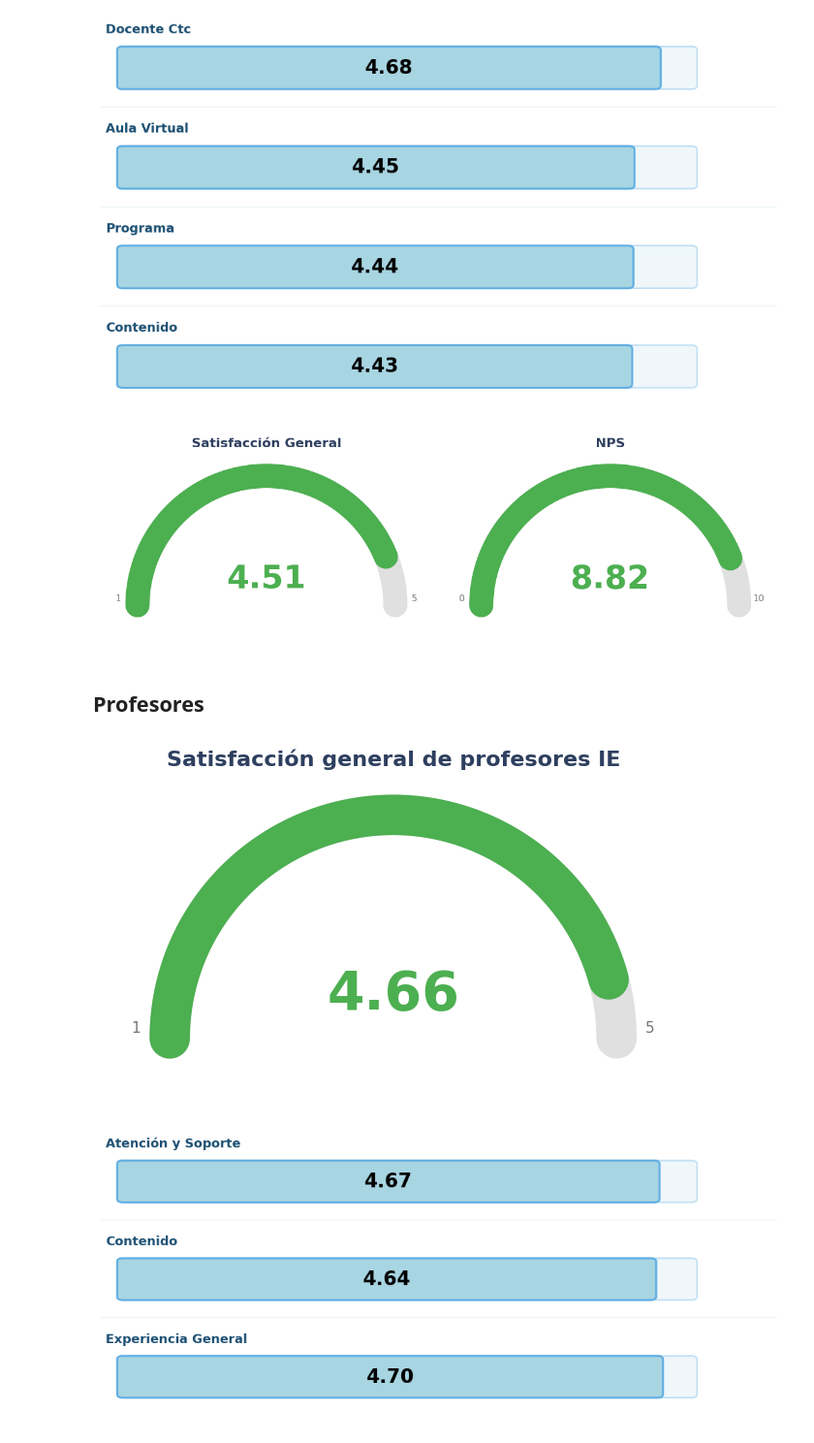
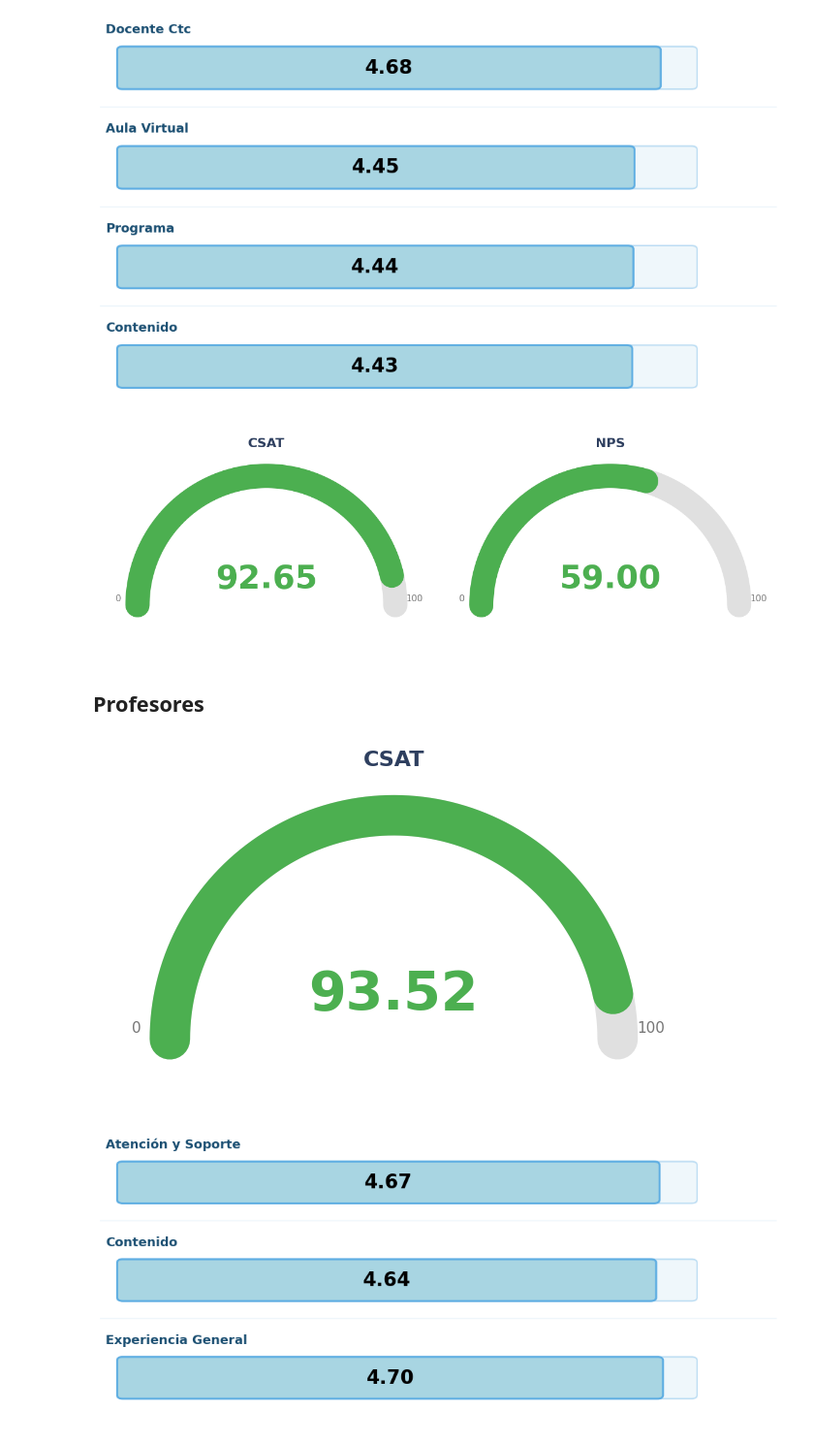
Before and after one commit to Crack-The-Code-Data/Resumen-automatico-de-cierre-de-proyectos, a Jupyter notebook: Notebook.ipynb, the cells around one changed output. Shown: that part at 97% size. Saved outputs shown, nothing was run; the diff lists cells and outputs as text; code cells hidden in the pictures.

```diff
--- a/Notebook.ipynb
+++ b/Notebook.ipynb
@@ -1232,7 +1241,7 @@ biblioteca['Demografico'].append({
 # %%
 # 4. DISTRIBUCIÓN POR ETNIA/ASCENDENCIA
 # Desagregar etnias concatenadas (separadas por |)
-def desagregar(df, columna='etnia'):
+def desagregar(df, desagregar_por='etnia', id_col='id', separardor=';'):
     """
     Desagrega cuando un estudiante tiene múltiples valores separados por ;
     """
@@ -1240,22 +1249,22 @@ def desagregar(df, columna='etnia'):
     registros_desagregados = []
 
     for idx, row in df.iterrows():
-        columna_valor = row[columna]
+        columna_valor = row[desagregar_por]
 
         # Si el valor es nulo o vacío
         if pd.isna(columna_valor) or str(columna_valor).strip() == '':
             registros_desagregados.append({
-                'id': row['id'],
+                'id': row[id_col],
                 'valor_individual': 'Sin información'
             })
         else:
             # Separar por | y crear un registro por cada etnia
-            etnias = str(columna_valor).split(';')
+            etnias = str(columna_valor).split(separardor)
             for etnia in etnias:
                 etnia_limpia = etnia.strip()
                 if etnia_limpia:  # Solo si no está vacío
                     registros_desagregados.append({
-                        'id': row['id'],
+                        'id': row[id_col],
                         'valor_individual': etnia_limpia
                     })
 
@@ -1680,6 +1667,7 @@ if tiene_grados:
     asistencia_grado = asistencia_por(
         df_asistencia_alumno, 'grade').sort_values('% Asistencia', ascending=False).rename(columns={'grade':'Grado'})
 
+    asistencia_grado['Grado']=asistencia_grado['Grado'].astype(int).astype(str)
     # Guardar en biblioteca
     biblioteca['Asistencias'].append({
         'name': 'Asistencia por grados',
@@ -2165,7 +2153,7 @@ biblioteca['Calificaciones'].append({
 # %% [markdown]
 # Satisfaccion
 # %%
-def crear_gauge(valor, valor_max, titulo, valor_min=0, ax=None, figsize=(6, 4)):
+def crear_gauge(valor, valor_max, titulo, valor_min=0, ax=None, figsize=(6, 4), verde=80, amarillo=60):
     """
     Crea un gráfico tipo reloj (gauge) para visualizar un indicador.
 
@@ -2206,9 +2194,9 @@ def crear_gauge(valor, valor_max, titulo, valor_min=0, ax=None, figsize=(6, 4)):
     porcentaje = ((valor - valor_min) / (valor_max - valor_min)) * 100
 
     # Configurar colores según el valor
-    if porcentaje >= 80:
+    if porcentaje >= verde:
         color_gauge = '#4CAF50'  # Verde
-    elif porcentaje >= 60:
+    elif porcentaje >= amarillo:
         color_gauge = '#FFC107'  # Amarillo
     else:
         color_gauge = '#F44336'  # Rojo
@@ -2444,8 +2427,21 @@ def crear_gauge_barras(df, columna_dimension, columna_valor, columna_max,
 # %% [markdown]
 ## Estudiantes
 # %%
-satisfaccion_general=df_satisfaccion[df_satisfaccion['variable'].isin(['programa', 'contenido', 'docente ctc', 'aula virtual'])]['answer_numeric'].mean().round(2)
-nps=df_satisfaccion[df_satisfaccion['variable']=='nps']['answer_numeric'].mean().round(2)
+# CSAT
+csat_series = df_satisfaccion[
+    df_satisfaccion['variable'].isin(['programa', 'contenido', 'docente ctc', 'aula virtual'])
+]['answer_numeric'].dropna()
+
+satisfaccion_general = (
+    (csat_series.isin([4, 5]).sum() / len(csat_series)) * 100
+).round(2) if len(csat_series) > 0 else np.nan
+
+# NPS
+nps_series = df_satisfaccion.loc[df_satisfaccion['variable']=='nps', 'answer_numeric'].dropna()
+promotores = nps_series.isin([9, 10]).sum()
+detractores = (nps_series <= 6).sum()
+total = len(nps_series)
+nps = ((promotores - detractores) / total * 100).round(1) if total > 0 else np.nan
 # %%
 distri_csat=df_satisfaccion[df_satisfaccion['variable'].isin(['programa', 'contenido', 'docente ctc', 'aula virtual'])].groupby('variable')['answer_numeric'].mean().round(2).reset_index()
 
@@ -2471,21 +2465,21 @@ fig_satisfaccion_dimension=crear_gauge_barras(
 # %%
 # Figura combinada
 fig_satisfaccion_nps, (ax1, ax2) = plt.subplots(1, 2, figsize=(12, 5))
 
-crear_gauge(valor=satisfaccion_general, valor_min=1, valor_max=5, titulo='Satisfacción General', ax=ax1)
-crear_gauge(valor=nps, valor_min=0, valor_max=10, titulo='NPS', ax=ax2)
+crear_gauge(valor=satisfaccion_general, valor_min=0, valor_max=100, titulo='CSAT', ax=ax1)
+crear_gauge(valor=nps, valor_min=0, valor_max=100, titulo='NPS', ax=ax2, verde=50, amarillo=20)
 
 # Guardar en biblioteca
 biblioteca['Satisfaccion'].append({
-    'name': 'Satisfacción General y NPS de estudiantes',
+    'name': 'CSAT y NPS de estudiantes',
     'fig': fig_satisfaccion_nps,
     'data': pd.DataFrame({
         'Métrica': ['Satisfacción General', 'NPS'],
         'Valor': [satisfaccion_general, nps]
     })
 })
 # %% [output]
-[figure, old version]
+[figure, new version]
 # %% [markdown]
 ## Profesores
 # %%
@@ -2504,11 +2502,11 @@ distri_satisfaccion_planestudio_IE.columns=['Plan de estudio', 'Puntaje promedio
 distri_satisfaccion_planestudio_IE['Puntaje maximo']=5
 # %%
 fig_satisfaccion_IE, ax3 = plt.subplots(1, 1, figsize=(10, 4))
-crear_gauge(valor=satisfaccion_general_profe_ie, valor_min=1, valor_max=5, titulo='Satisfacción general de profesores IE', ax=ax3)
+crear_gauge(valor=satisfaccion_general_profe_ie, valor_min=0, valor_max=100, titulo='CSAT', ax=ax3)
 
 # Guardar en biblioteca
 biblioteca['Satisfaccion'].append({
-    'name': 'Satisfacción general de profesores IE',
+    'name': 'CSAT de profesores IE',
     'fig': fig_satisfaccion_IE,
     'data': pd.DataFrame({
         'Métrica': ['Satisfacción General'],
@@ -2516,7 +2514,7 @@ biblioteca['Satisfaccion'].append({
     })
 })
 # %% [output]
-[figure, old version]
+[figure, new version]
 # %%
 fig_satisfaccion_variables_IE=crear_gauge_barras(
     distri_satisfaccion_variables_IE,
```
Also changed, not shown: parts of 24 cells of this notebook, 7 other files.
